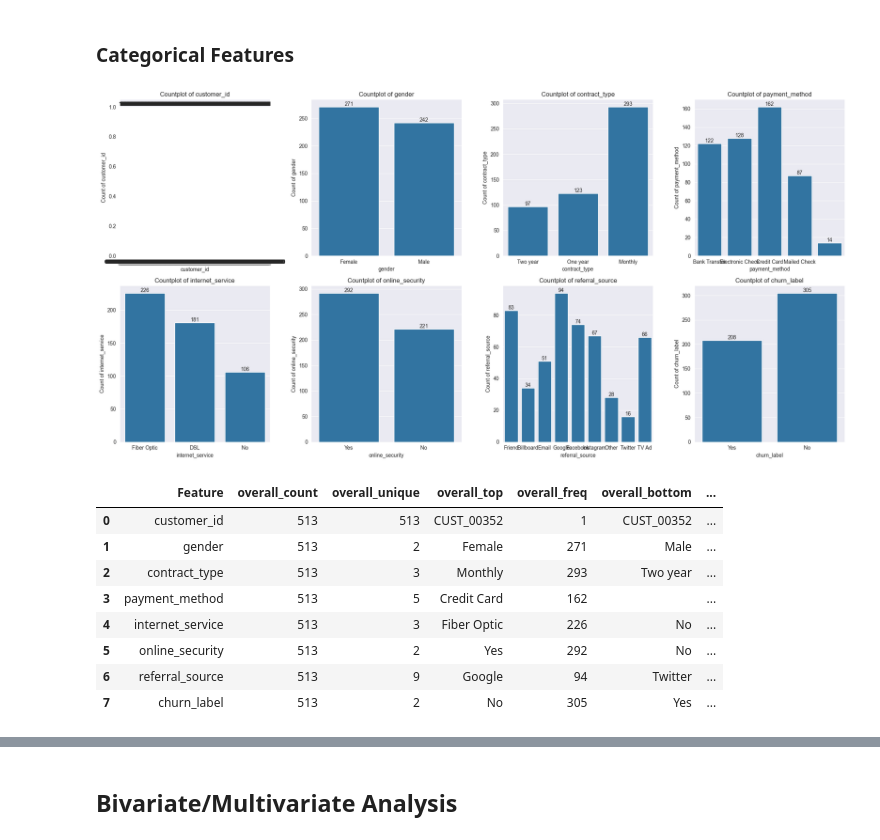
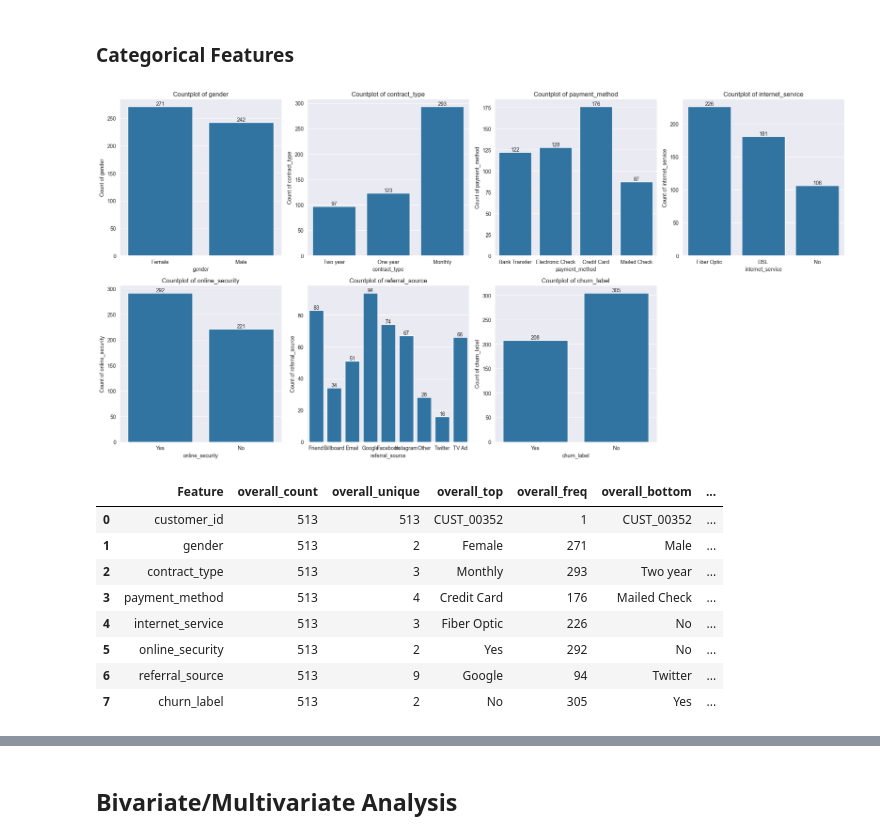
Before and after one commit to mcikalmerdeka/ds-dataprep-utils, a Jupyter notebook: notebooks/classification.ipynb, the cells around one changed output, grey strips where cells are left out. Drawn from its saved outputs; the diff is of its cells as text; code cells hidden in the pictures.

```diff
--- a/notebooks/classification.ipynb
+++ b/notebooks/classification.ipynb
@@ -215,6 +215,9 @@ df["contract_type"] = df["contract_type"].replace({"Month-to-month": "Monthly",
 ## Handle online_Security column values
 df["online_security"] = df["online_security"].replace(
     {"True": "Yes", "yes": "Yes", "NO": "No", "no": "No", "0": "No", "1": "Yes"})
+
+## Handle empyty string values in payment_method column
+df["payment_method"] = df["payment_method"].replace({" ": "Credit Card"})
 # %%
 # Re-check after transformation
 plot_dynamic_countplot(df, columns_to_check, ncols=2, figsize=(12, 8))
@@ -255,6 +258,15 @@ print(f"\nAfter conversion:")
 print(f"Data type: {df['total_charges'].dtype}")
 print(f"Null values: {df['total_charges'].isnull().sum()}")
 print(f"Valid numeric values: {df['total_charges'].notna().sum()}")
+
+# Ensure total_charges is treated as numeric for analysis
+nums_cols = df.select_dtypes(include=['int64', 'float64']).columns.to_list()
+if 'total_charges' in df.columns and 'total_charges' not in nums_cols:
+    nums_cols.append('total_charges')
+
+cats_cols = df.select_dtypes(include=['object', 'category']).columns.to_list()
+if 'total_charges' in cats_cols:
+    cats_cols.remove('total_charges')
 # %% [output]
 Unique value types in total_charges:
 total_charges
@@ -373,20 +368,20 @@ display(numerical_summary)
 # %%
 # Checking the distribution and statistical summary of the categorical values
 from utils import describe_categorical_combined, plot_dynamic_countplot
 
 # Countplot function implementation
-plot_dynamic_countplot(df=df, col_series=cats_cols, ncols=4, figsize=(20, 10))
+plot_dynamic_countplot(df=df, col_series=[col for col in cats_cols if col != "customer_id"], ncols=4, figsize=(20, 10))
 
 # Display the overall statistics for categorical columns
 categorical_summary = describe_categorical_combined(df, cats_cols)
 display(categorical_summary)
 # %% [output]
-[figure, old version]
+[figure, new version]
 |  | Feature | overall_count | overall_unique | overall_top | overall_freq | overall_bottom | ... |
 | 0 | customer_id | 513 | 513 | CUST_00352 | 1 | CUST_00352 | ... |
 | 1 | gender | 513 | 2 | Female | 271 | Male | ... |
 | 2 | contract_type | 513 | 3 | Monthly | 293 | Two year | ... |
-| 3 | payment_method | 513 | 5 | Credit Card | 162 |  | ... |
+| 3 | payment_method | 513 | 4 | Credit Card | 176 | Mailed Check | ... |
 | 4 | internet_service | 513 | 3 | Fiber Optic | 226 | No | ... |
 | 5 | online_security | 513 | 2 | Yes | 292 | No | ... |
 | 6 | referral_source | 513 | 9 | Google | 94 | Twitter | ... |
```
Also changed, not shown: parts of 23 cells of this notebook.
